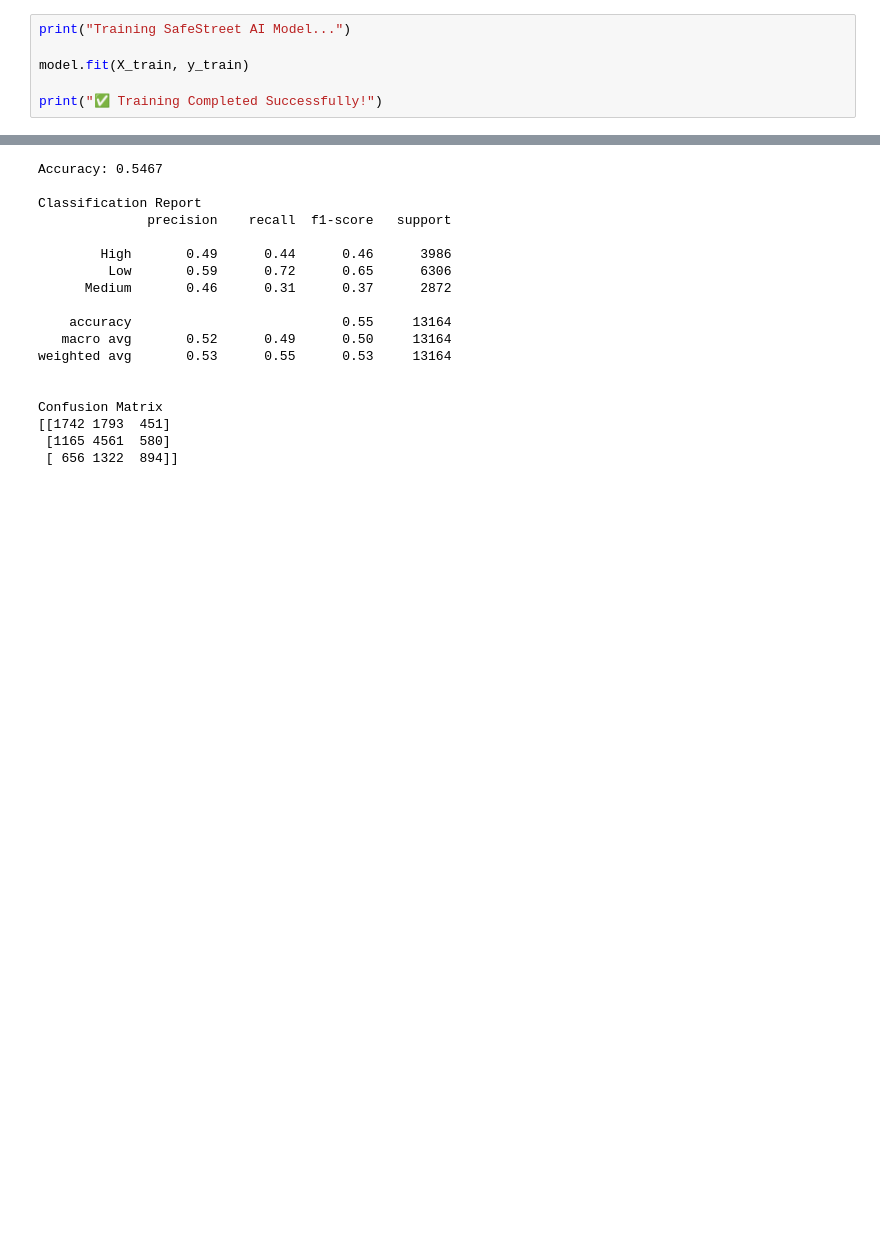
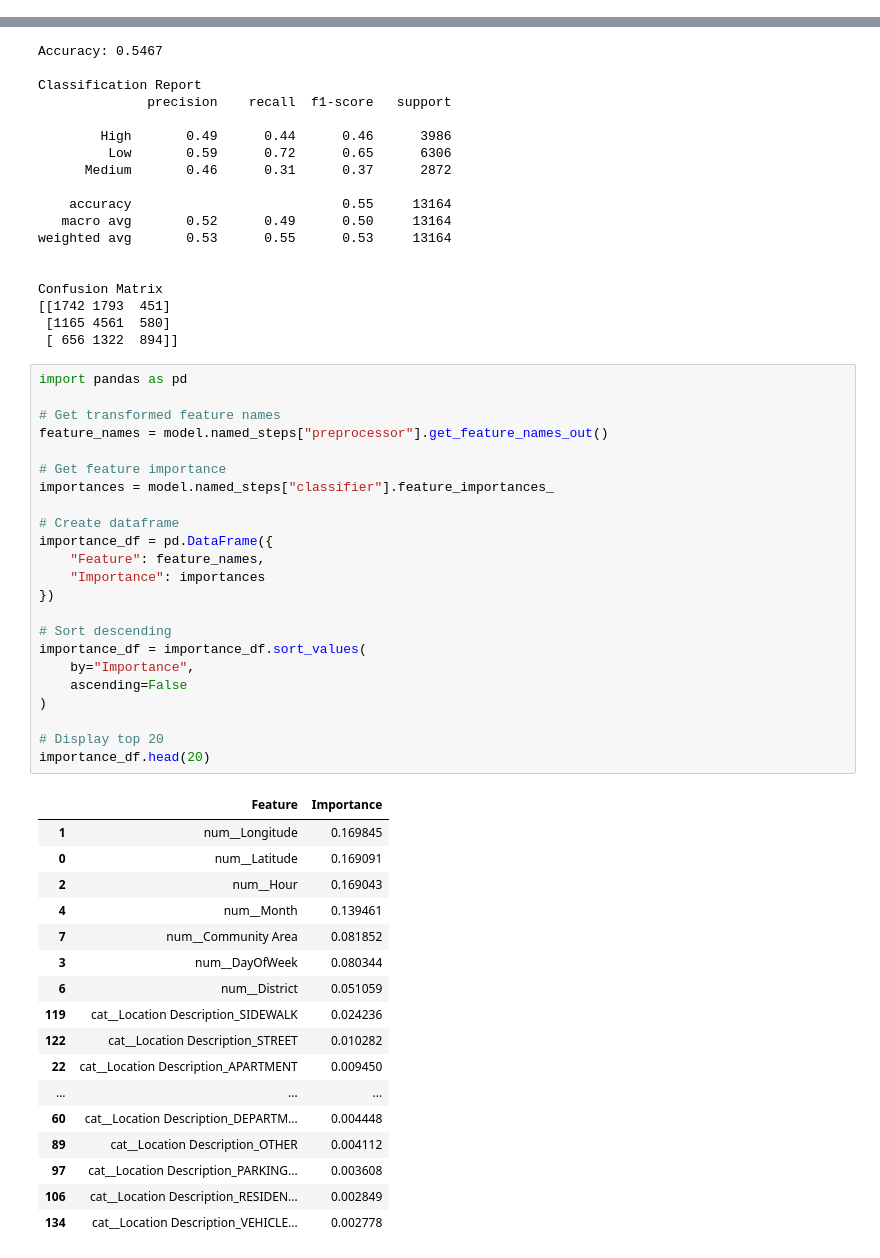
Before and after one commit to soumitmanna/SafeStreet-AI, a Jupyter notebook: ml_backend/notebooks/01_EDA.ipynb.ipynb, the cells around one changed output, grey strips where cells are left out. Drawn from its saved outputs; the diff is of its cells as text; blank space fills up the shorter version.

Commit message:
Complete Phase 3: Baseline Random Forest model training and evaluation

```diff
--- a/ml_backend/notebooks/01_data_exploration.ipynb
+++ b/ml_backend/notebooks/01_EDA.ipynb.ipynb
@@ -641,9 +641,3 @@ Low       0.479
 High      0.303
 Medium    0.218
 Name: proportion, dtype: float64
-# %%
-print("Training SafeStreet AI Model...")
-
-model.fit(X_train, y_train)
-
-print("✅ Training Completed Successfully!")
@@ -752,3 +742,44 @@ Confusion Matrix
 [[1742 1793  451]
  [1165 4561  580]
  [ 656 1322  894]]
+# %%
+import pandas as pd
+
+# Get transformed feature names
+feature_names = model.named_steps["preprocessor"].get_feature_names_out()
+
+# Get feature importance
+importances = model.named_steps["classifier"].feature_importances_
+
+# Create dataframe
+importance_df = pd.DataFrame({
+    "Feature": feature_names,
+    "Importance": importances
+})
+
+# Sort descending
+importance_df = importance_df.sort_values(
+    by="Importance",
+    ascending=False
+)
+
+# Display top 20
+importance_df.head(20)
+# %% [output]
+|  | Feature | Importance |
+| 1 | num__Longitude | 0.169845 |
+| 0 | num__Latitude | 0.169091 |
+| 2 | num__Hour | 0.169043 |
+| 4 | num__Month | 0.139461 |
+| 7 | num__Community Area | 0.081852 |
+| 3 | num__DayOfWeek | 0.080344 |
+| 6 | num__District | 0.051059 |
+| 119 | cat__Location Description_SIDEWALK | 0.024236 |
+| 122 | cat__Location Description_STREET | 0.010282 |
+| 22 | cat__Location Description_APARTMENT | 0.009450 |
+| ... | ... | ... |
+| 60 | cat__Location Description_DEPARTM... | 0.004448 |
+| 89 | cat__Location Description_OTHER | 0.004112 |
+| 97 | cat__Location Description_PARKING... | 0.003608 |
+| 106 | cat__Location Description_RESIDEN... | 0.002849 |
+| 134 | cat__Location Description_VEHICLE... | 0.002778 |
```
Also changed, not shown: parts of 1 cell of this notebook, 5 other files.
